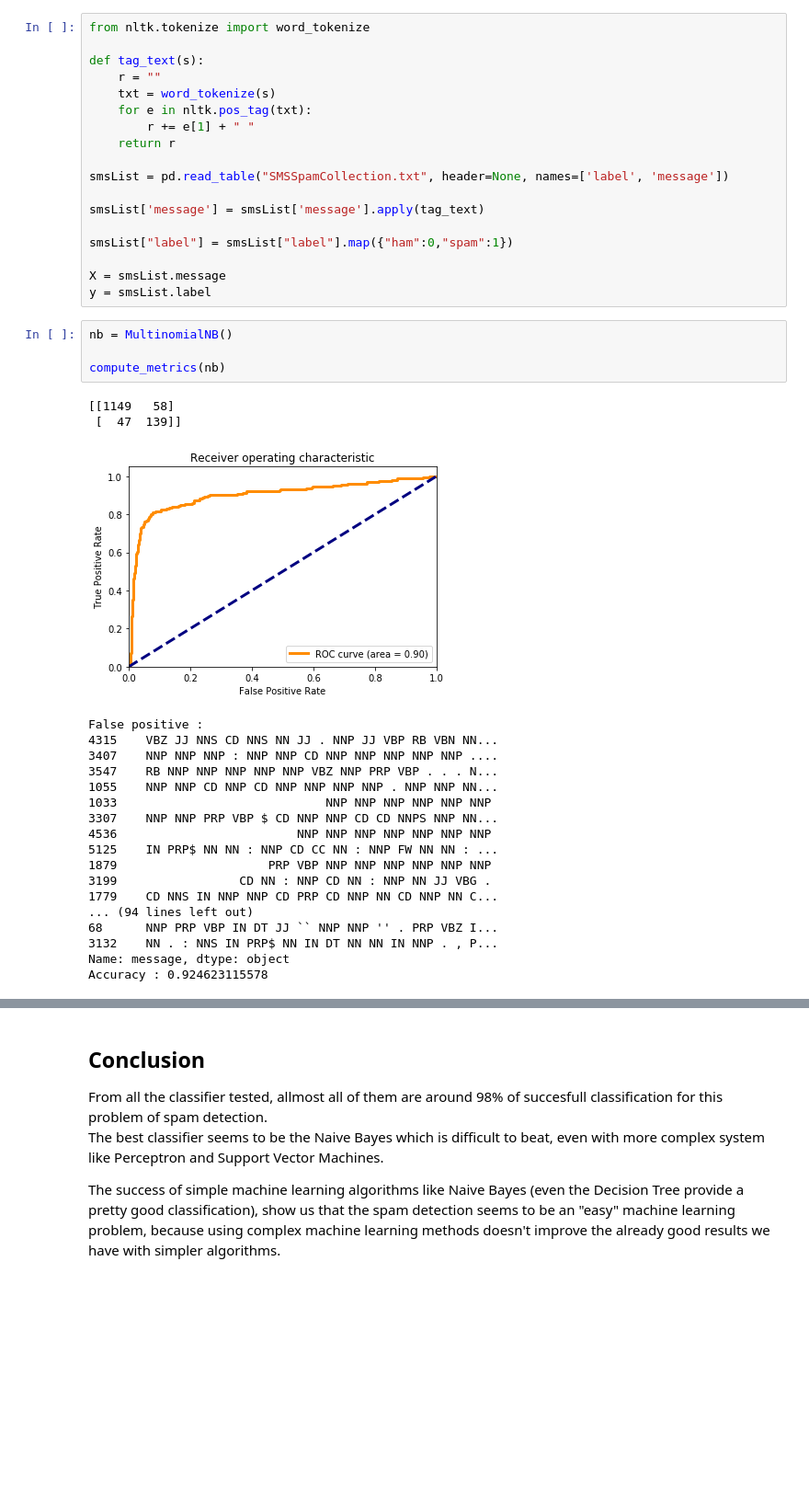
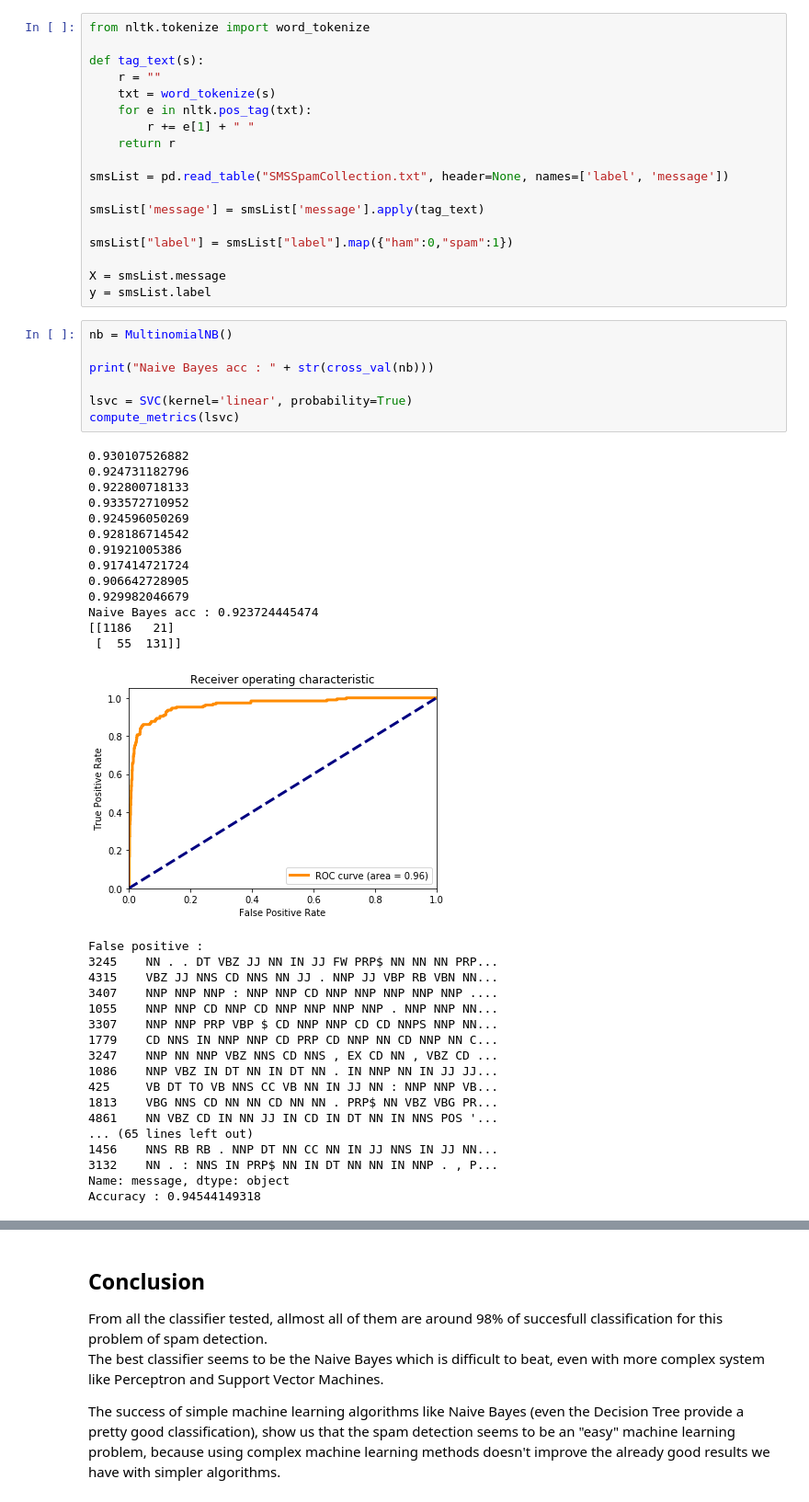
Before and after one commit to HugoJPMartin/SML, a Jupyter notebook: SMS Notebook.ipynb, the cells around one changed output, grey strips where cells are left out. Shown: that part at 92% size. Drawn from its saved outputs; the diff is of its cells as text; blank space fills up the shorter version.

```diff
--- a/SMS Notebook.ipynb
+++ b/SMS Notebook.ipynb
@@ -626,29 +626,43 @@ smsList["label"] = smsList["label"].map({"ham":0,"spam":1})
 
 X = smsList.message
 y = smsList.label
-# %%
-nb = MultinomialNB()
-
-compute_metrics(nb)
-# %% [output]
-[[1149   58]
- [  47  139]]
-[figure, removed]
-False positive :
-4315    VBZ JJ NNS CD NNS NN JJ . NNP JJ VBP RB VBN NN...
-3407    NNP NNP NNP : NNP NNP CD NNP NNP NNP NNP NNP ....
-3547    RB NNP NNP NNP NNP NNP VBZ NNP PRP VBP . . . N...
-1055    NNP NNP CD NNP CD NNP NNP NNP NNP . NNP NNP NN...
-1033                             NNP NNP NNP NNP NNP NNP
-3307    NNP NNP PRP VBP $ CD NNP NNP CD CD NNPS NNP NN...
-4536                         NNP NNP NNP NNP NNP NNP NNP
-5125    IN PRP$ NN NN : NNP CD CC NN : NNP FW NN NN : ...
-1879                     PRP VBP NNP NNP NNP NNP NNP NNP
-3199                 CD NN : NNP CD NN : NNP NN JJ VBG .
-1779    CD NNS IN NNP NNP CD PRP CD NNP NN CD NNP NN C...
-... (94 lines left out)
-68      NNP PRP VBP IN DT JJ `` NNP NNP '' . PRP VBZ I...
-3132    NN . : NNS IN PRP$ NN IN DT NN NN IN NNP . , P...
-Name: message, dtype: object
-Accuracy : 0.924623115578
+# %%
+nb = MultinomialNB()
+
+print("Naive Bayes acc : " + str(cross_val(nb)))
+
+lsvc = SVC(kernel='linear', probability=True)
+compute_metrics(lsvc)
+# %% [output]
+0.930107526882
+0.924731182796
+0.922800718133
+0.933572710952
+0.924596050269
+0.928186714542
+0.91921005386
+0.917414721724
+0.906642728905
+0.929982046679
+Naive Bayes acc : 0.923724445474
+[[1186   21]
+ [  55  131]]
+[figure, added]
+False positive :
+3245    NN . . DT VBZ JJ NN IN JJ FW PRP$ NN NN NN PRP...
+4315    VBZ JJ NNS CD NNS NN JJ . NNP JJ VBP RB VBN NN...
+3407    NNP NNP NNP : NNP NNP CD NNP NNP NNP NNP NNP ....
+1055    NNP NNP CD NNP CD NNP NNP NNP NNP . NNP NNP NN...
+3307    NNP NNP PRP VBP $ CD NNP NNP CD CD NNPS NNP NN...
+1779    CD NNS IN NNP NNP CD PRP CD NNP NN CD NNP NN C...
+3247    NNP NN NNP VBZ NNS CD NNS , EX CD NN , VBZ CD ...
+1086    NNP VBZ IN DT NN IN DT NN . IN NNP NN IN JJ JJ...
+425     VB DT TO VB NNS CC VB NN IN JJ NN : NNP NNP VB...
+1813    VBG NNS CD NN NN CD NN NN . PRP$ NN VBZ VBG PR...
+4861    NN VBZ CD IN NN JJ IN CD IN DT NN IN NNS POS '...
+... (65 lines left out)
+1456    NNS RB RB . NNP DT NN CC NN IN JJ NNS IN JJ NN...
+3132    NN . : NNS IN PRP$ NN IN DT NN NN IN NNP . , P...
+Name: message, dtype: object
+Accuracy : 0.94544149318
 # %% [markdown]
```
Also changed, not shown: parts of 1 cell of this notebook.
